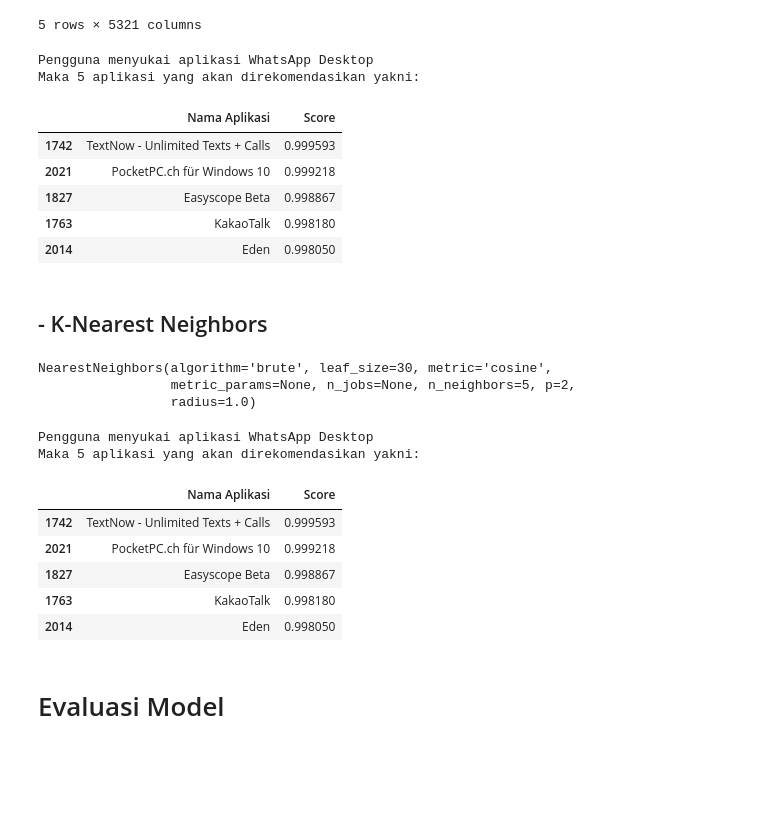
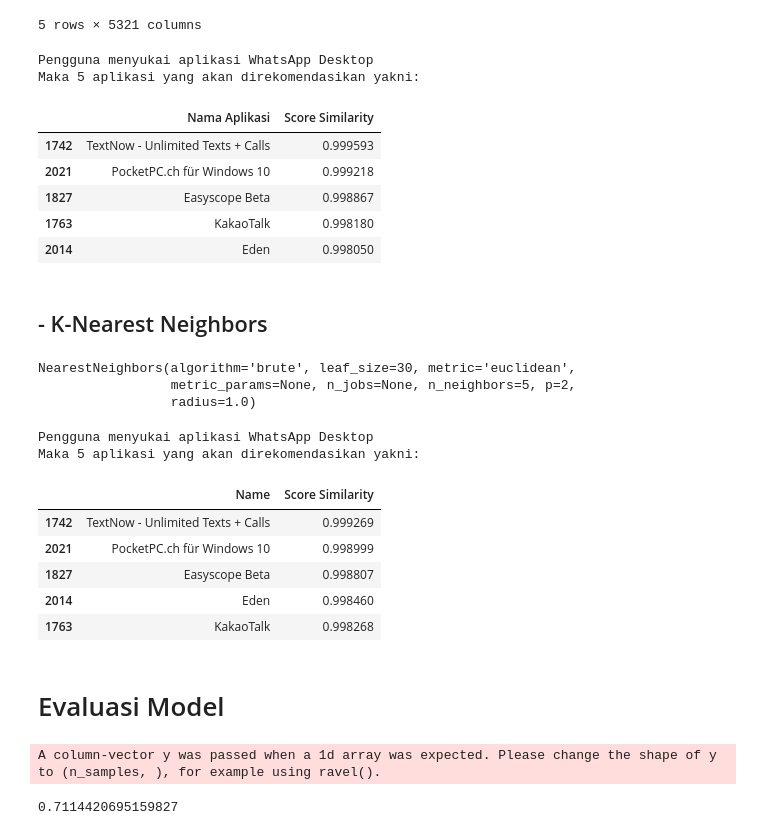
Before and after one commit to TutiAmalia/Klasifikasi-Gambar-, a Jupyter notebook: RecommendationSystem.ipynb, the cells around one changed output. Drawn from its saved outputs; the diff is of its cells as text; code cells hidden in the pictures; blank space fills up the shorter version.

```diff
--- a/RecommendationSystem.ipynb
+++ b/RecommendationSystem.ipynb
@@ -477,7 +479,7 @@ indices = pd.Series(df_name.index, index=df_name['Name'])
 
 # Fungsi untuk mendapatkan aplikasi yang direkomendasikan berdasarkan cosine
 # similarity pada kategori aplikasi
-def genre_recommendations_cos(title, k=5):
+def getRecomendationCosine(title, k=5):
     idx = indices[title]
 
     # membuat list dari setiap nama aplikasi
@@ -492,13 +494,13 @@ def genre_recommendations_cos(title, k=5):
     # mengambil nilai similarity dari nama yang direkomendasikan
     scores = [i[1] for i in sim_scores]
     print('Pengguna menyukai aplikasi {} \nMaka {} aplikasi yang akan direkomendasikan yakni:'.format(title, k))
-    return pd.DataFrame(data = {"Nama Aplikasi" : titles.iloc[apk_indices], "Score" : scores})
+    return pd.DataFrame(data = {"Nama Aplikasi" : titles.iloc[apk_indices], "Score Similarity" : scores})
 
-genre_recommendations_cos('WhatsApp Desktop')
+getRecomendationCosine('WhatsApp Desktop')
 # %% [output]
 Pengguna menyukai aplikasi WhatsApp Desktop
 Maka 5 aplikasi yang akan direkomendasikan yakni:
-|  | Nama Aplikasi | Score |
+|  | Nama Aplikasi | Score Similarity |
 | 1742 | TextNow - Unlimited Texts + Calls | 0.999593 |
 | 2021 | PocketPC.ch für Windows 10 | 0.999218 |
 | 1827 | Easyscope Beta | 0.998867 |
@@ -508,38 +510,44 @@ Maka 5 aplikasi yang akan direkomendasikan yakni:
 ## - K-Nearest Neighbors
 # %%
 # Inisialisasi model
-model=NearestNeighbors(metric='cosine', algorithm='brute')
+model=NearestNeighbors(metric='euclidean', algorithm='brute')
 
 # Melakukan fitting model terhadap data
 model.fit(df)
 # %% [output]
-NearestNeighbors(algorithm='brute', leaf_size=30, metric='cosine',
+NearestNeighbors(algorithm='brute', leaf_size=30, metric='euclidean',
                  metric_params=None, n_jobs=None, n_neighbors=5, p=2,
                  radius=1.0)
 # %%
 # Fungsi untuk mendapatkan aplikasi yang direkomendasikan berdasarkan nearest
 # neighbors pada kategori aplikasi
-def genre_recommendations_knn(title, k=5):
+def getRecommendationsKnn(title, k=5):
   # Mencari aplikasi terdekat berdasarkan aplikasi yang disukai pengguna
   score, neighbors = model.kneighbors([df.loc[title]], n_neighbors=k+1)
 
   # mengambil nama yang akan direkomendasikan
   neighbors = [i[-k:] for i in neighbors][0]
   # mengambil score yang akan direkomendasikan
-  score = [(100-i[-k:])*100 for i in score][0]
+  score = [(100-i[-k:])*0.01 for i in score][0]
 
   print('Pengguna menyukai aplikasi {} \nMaka {} aplikasi yang akan direkomendasikan yakni:'.format(title, k))
-  return pd.DataFrame(data = {'Name': titles.iloc[neighbors], 'Score':score})
+  return pd.DataFrame(data = {'Name': titles.iloc[neighbors], 'Score Similarity':score})
 
-genre_recommendations_cos('WhatsApp Desktop')
+getRecommendationsKnn('WhatsApp Desktop')
 # %% [output]
 Pengguna menyukai aplikasi WhatsApp Desktop
 Maka 5 aplikasi yang akan direkomendasikan yakni:
-|  | Nama Aplikasi | Score |
-| 1742 | TextNow - Unlimited Texts + Calls | 0.999593 |
-| 2021 | PocketPC.ch für Windows 10 | 0.999218 |
-| 1827 | Easyscope Beta | 0.998867 |
-| 1763 | KakaoTalk | 0.998180 |
-| 2014 | Eden | 0.998050 |
+|  | Name | Score Similarity |
+| 1742 | TextNow - Unlimited Texts + Calls | 0.999269 |
+| 2021 | PocketPC.ch für Windows 10 | 0.998999 |
+| 1827 | Easyscope Beta | 0.998807 |
+| 2014 | Eden | 0.998460 |
+| 1763 | KakaoTalk | 0.998268 |
 # %% [markdown]
 # Evaluasi Model
+# %%
+# metric skor Davies Bouldin
+davies_bouldin_score(df, df_name)
+# %% [output]
+A column-vector y was passed when a 1d array was expected. Please change the shape of y to (n_samples, ), for example using ravel().
+0.7114420695159827
```
Also changed, not shown: parts of 6 cells of this notebook.
